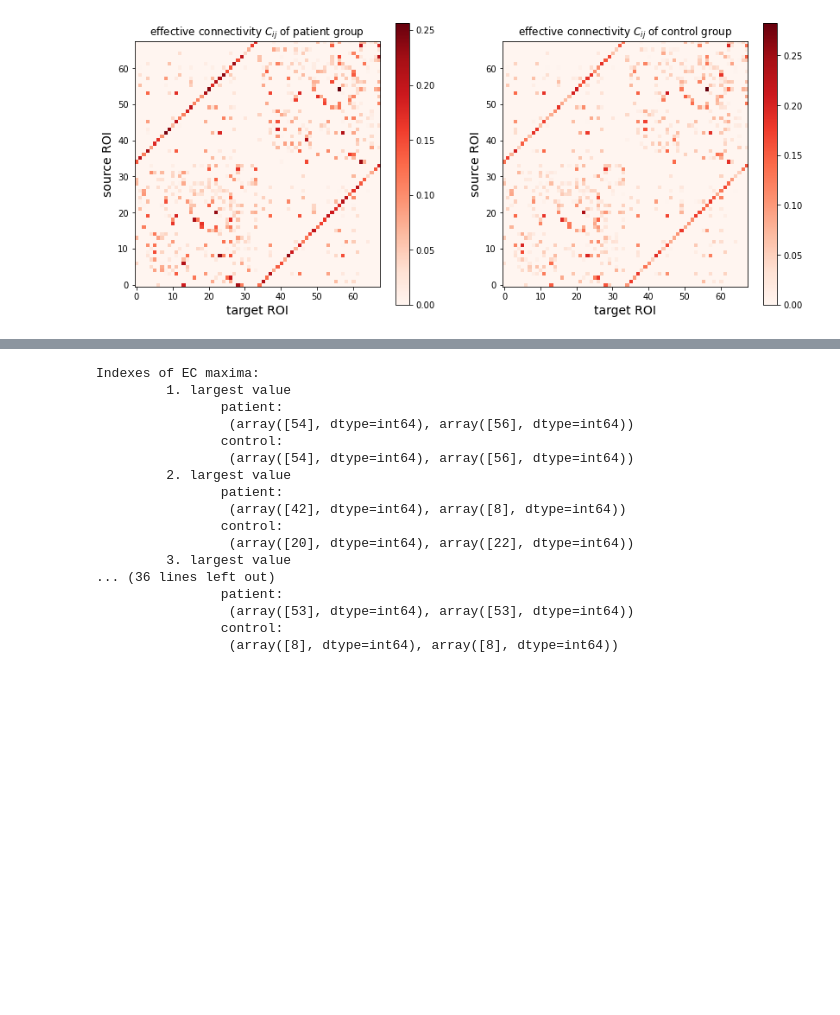
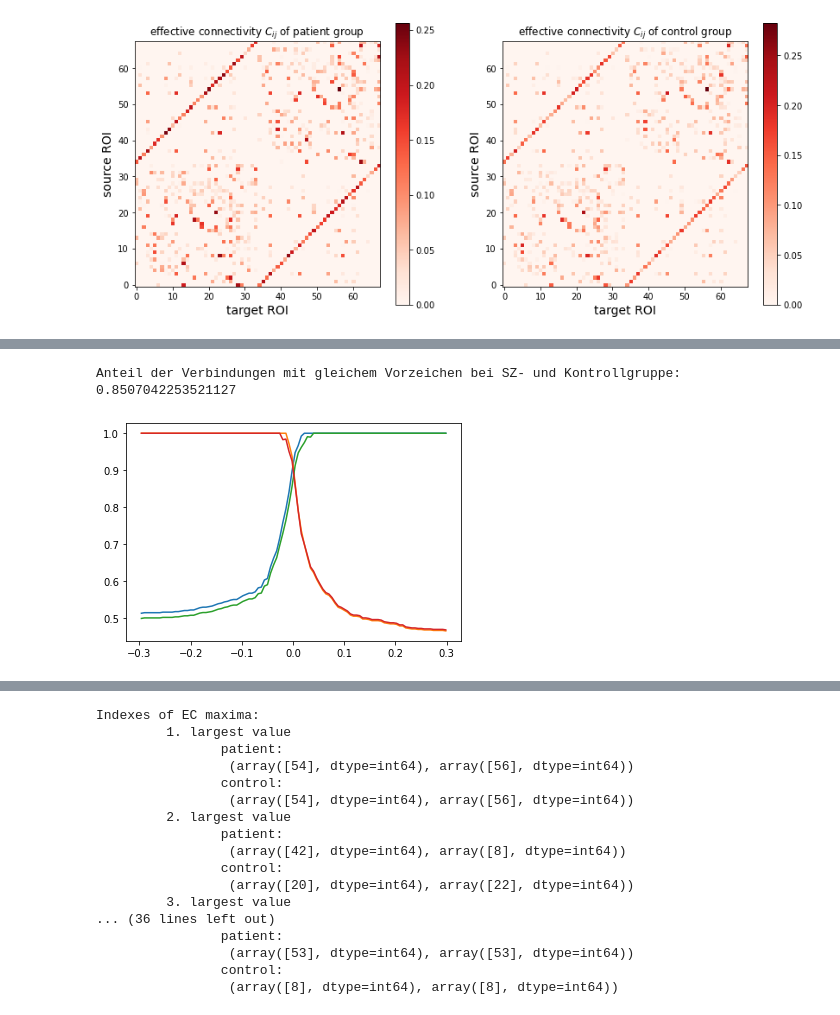
Before and after one commit to bjoernkoehn21/Reproduce-results-from-Senden-paper, a Jupyter notebook: SZ_analysis_FC_avg_based.ipynb, the cells around one changed output, grey strips where cells are left out. Drawn from its saved outputs; the diff is of its cells as text; code cells hidden in the pictures; blank space fills up the shorter version.

```diff
--- a/SZ_analysis_FC_avg_based.ipynb
+++ b/SZ_analysis_FC_avg_based.ipynb
@@ -725,0 +961,24 @@ plt.show()
+# %%
+## Zur groben Untersuchung, ob controls und patients bei den meisten
+# Differenzen das gleiche Vorzeichen haben.
+print('Anteil der Verbindungen mit gleichem Vorzeichen bei SZ- und Kontrollgruppe:', ((patients_diff>=0) == (controls_diff>=0)).sum()/len(patients_diff))
+sum_diff = patients_diff + controls_diff
+x = np.linspace(sum_diff.min(),sum_diff.max(),100)
+masks_sum_greater = [sum_diff >= i for i in x]
+masks_sum_smaller = [sum_diff <= i for i in x]
+y1 = np.array([(sum_diff[mask_sum_greater]> patients_diff[mask_sum_greater]).sum() / mask_sum_greater.sum() for mask_sum_greater in masks_sum_greater])
+y2 = np.array([(sum_diff[mask_sum_smaller]< patients_diff[mask_sum_smaller]).sum() / mask_sum_smaller.sum() for mask_sum_smaller in masks_sum_smaller])
+plt.plot(x,y1)
+plt.plot(x,y2)
+
+sum_diff = patients_diff + controls_diff
+x = np.linspace(sum_diff.min(),sum_diff.max(),100)
+masks_sum_greater = [sum_diff >= i for i in x]
+masks_sum_smaller = [sum_diff <= i for i in x]
+y1 = np.array([(sum_diff[mask_sum_greater]> controls_diff[mask_sum_greater]).sum() / mask_sum_greater.sum() for mask_sum_greater in masks_sum_greater])
+y2 = np.array([(sum_diff[mask_sum_smaller]< controls_diff[mask_sum_smaller]).sum() / mask_sum_smaller.sum() for mask_sum_smaller in masks_sum_smaller])
+plt.plot(x,y1)
+plt.plot(x,y2)
+# %% [output]
+Anteil der Verbindungen mit gleichem Vorzeichen bei SZ- und Kontrollgruppe: 0.8507042253521127
+[figure, added]
```
Also changed, not shown: parts of 7 cells of this notebook, 3 other files.
